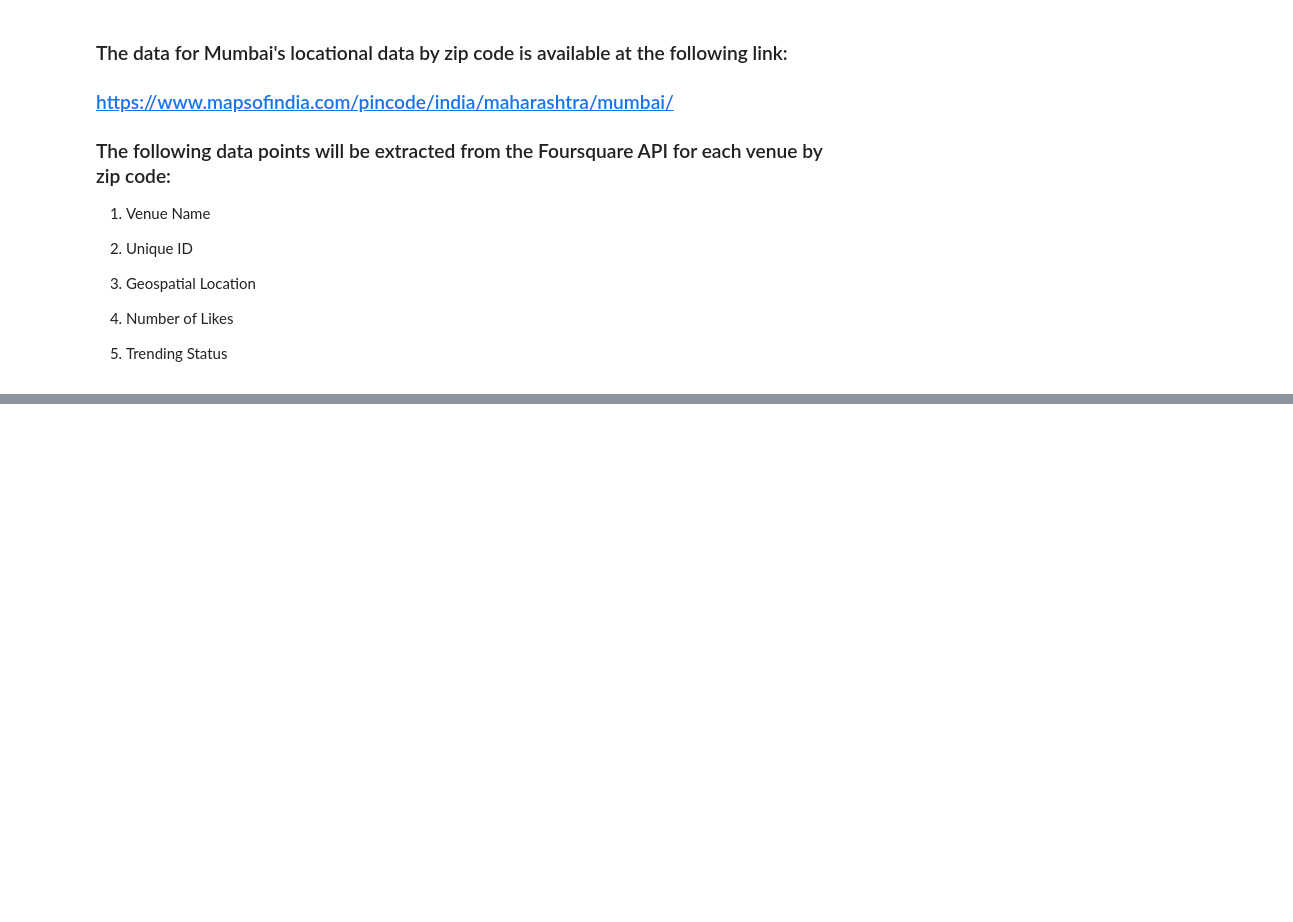
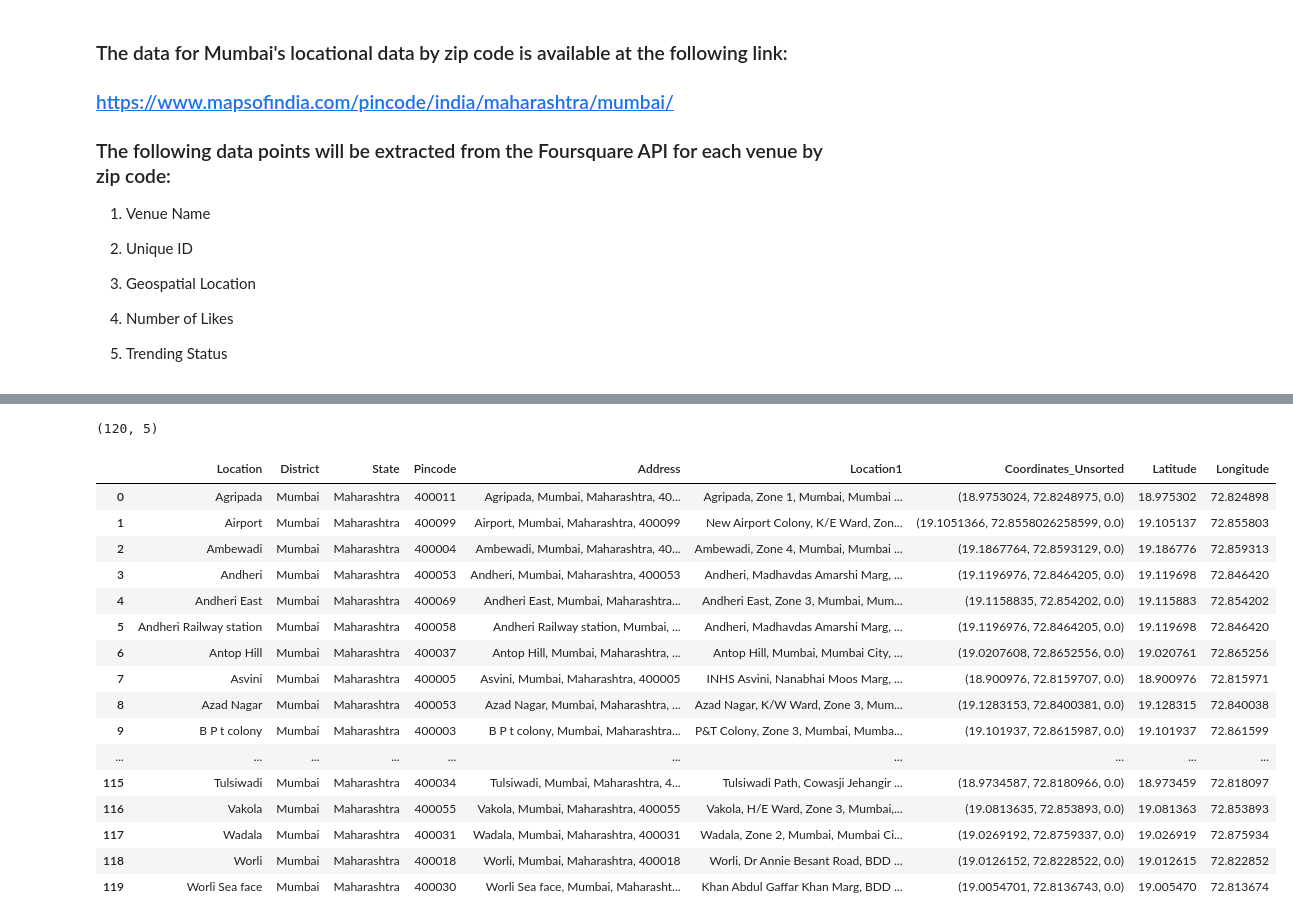
Before and after one commit to Abhirath8/CourseraIBMCapstone, a Jupyter notebook: Mumbai Bar Hopper.ipynb, the cells around one changed output, grey strips where cells are left out. Cells and saved outputs as stored; diff of their text form; code cells hidden in the pictures; blank space fills up the shorter version.

```diff
--- a/Mumbai Bar Hopper.ipynb
+++ b/Mumbai Bar Hopper.ipynb
@@ -30,0 +168,2 @@ To provide the appropriate stakeholders the necessary information, I will be uti
+# %%
+geolocator = Nominatim(user_agent='Mumbai Bar Hopper')
@@ -30,0 +223,8 @@ To provide the appropriate stakeholders the necessary information, I will be uti
+# %%
+#Cleaning the DataFrame
+df4['Location1'] = df4.Location1.astype(str)
+df4.drop_duplicates(subset ="Address", keep = False, inplace = True)
+df4 = df4[~df4['Location1'].isin(["None"])]
+df4.dropna()
+df4.reset_index(drop=True, inplace=True)
+df4
@@ -30,0 +249,31 @@ To provide the appropriate stakeholders the necessary information, I will be uti
+# %%
+df4['Coordinates_Unsorted'] = df4.Coordinates_Unsorted.astype(str)
+
+lat = []
+lon = []
+
+# For each row in a varible,
+for row in df4['Coordinates_Unsorted']:
+    try :
+
+        # Split the row by comma and append
+        # everything before the comma to lat
+        lat.append(row.split(',')[0])
+        # Split the row by comma and append
+        # everything after the comma to lon
+        lon.append(row.split(',')[1])
+    except :
+        # append a missing value to lat
+        lat.append(np.NaN)
+        # append a missing value to lon
+        lon.append(np.NaN)
+
+# Create two new columns from lat and lon
+df4['Latitude'] = lat
+df4['Latitude'] = df4['Latitude'].str[1:]
+df4['Longitude'] = lon
+
+df4['Latitude'] = df4.Latitude.astype(float)
+df4['Longitude'] = df4.Longitude.astype(float)
+
+df4
@@ -30,0 +315,26 @@ To provide the appropriate stakeholders the necessary information, I will be uti
+# %%
+df4.shape
+# %% [output]
+(120, 5)
+# %%
+#Merging DataFrames
+mumbaizip_df = pd.merge(mumbaizip_df, df4, on = 'Address', how = 'inner')
+mumbaizip_df
+# %% [output]
+|  | Location | District | State | Pincode | Address | Location1 | Coordinates_Unsorted | Latitude | Longitude |
+| 0 | Agripada | Mumbai | Maharashtra | 400011 | Agripada, Mumbai, Maharashtra, 40... | Agripada, Zone 1, Mumbai, Mumbai ... | (18.9753024, 72.8248975, 0.0) | 18.975302 | 72.824898 |
+| 1 | Airport | Mumbai | Maharashtra | 400099 | Airport, Mumbai, Maharashtra, 400099 | New Airport Colony, K/E Ward, Zon... | (19.1051366, 72.8558026258599, 0.0) | 19.105137 | 72.855803 |
+| 2 | Ambewadi | Mumbai | Maharashtra | 400004 | Ambewadi, Mumbai, Maharashtra, 40... | Ambewadi, Zone 4, Mumbai, Mumbai ... | (19.1867764, 72.8593129, 0.0) | 19.186776 | 72.859313 |
+| 3 | Andheri | Mumbai | Maharashtra | 400053 | Andheri, Mumbai, Maharashtra, 400053 | Andheri, Madhavdas Amarshi Marg, ... | (19.1196976, 72.8464205, 0.0) | 19.119698 | 72.846420 |
+| 4 | Andheri East | Mumbai | Maharashtra | 400069 | Andheri East, Mumbai, Maharashtra... | Andheri East, Zone 3, Mumbai, Mum... | (19.1158835, 72.854202, 0.0) | 19.115883 | 72.854202 |
+| 5 | Andheri Railway station | Mumbai | Maharashtra | 400058 | Andheri Railway station, Mumbai, ... | Andheri, Madhavdas Amarshi Marg, ... | (19.1196976, 72.8464205, 0.0) | 19.119698 | 72.846420 |
+| 6 | Antop Hill | Mumbai | Maharashtra | 400037 | Antop Hill, Mumbai, Maharashtra, ... | Antop Hill, Mumbai, Mumbai City, ... | (19.0207608, 72.8652556, 0.0) | 19.020761 | 72.865256 |
+| 7 | Asvini | Mumbai | Maharashtra | 400005 | Asvini, Mumbai, Maharashtra, 400005 | INHS Asvini, Nanabhai Moos Marg, ... | (18.900976, 72.8159707, 0.0) | 18.900976 | 72.815971 |
+| 8 | Azad Nagar | Mumbai | Maharashtra | 400053 | Azad Nagar, Mumbai, Maharashtra, ... | Azad Nagar, K/W Ward, Zone 3, Mum... | (19.1283153, 72.8400381, 0.0) | 19.128315 | 72.840038 |
+| 9 | B P t colony | Mumbai | Maharashtra | 400003 | B P t colony, Mumbai, Maharashtra... | P&T Colony, Zone 3, Mumbai, Mumba... | (19.101937, 72.8615987, 0.0) | 19.101937 | 72.861599 |
+| ... | ... | ... | ... | ... | ... | ... | ... | ... | ... |
+| 115 | Tulsiwadi | Mumbai | Maharashtra | 400034 | Tulsiwadi, Mumbai, Maharashtra, 4... | Tulsiwadi Path, Cowasji Jehangir ... | (18.9734587, 72.8180966, 0.0) | 18.973459 | 72.818097 |
+| 116 | Vakola | Mumbai | Maharashtra | 400055 | Vakola, Mumbai, Maharashtra, 400055 | Vakola, H/E Ward, Zone 3, Mumbai,... | (19.0813635, 72.853893, 0.0) | 19.081363 | 72.853893 |
+| 117 | Wadala | Mumbai | Maharashtra | 400031 | Wadala, Mumbai, Maharashtra, 400031 | Wadala, Zone 2, Mumbai, Mumbai Ci... | (19.0269192, 72.8759337, 0.0) | 19.026919 | 72.875934 |
+| 118 | Worli | Mumbai | Maharashtra | 400018 | Worli, Mumbai, Maharashtra, 400018 | Worli, Dr Annie Besant Road, BDD ... | (19.0126152, 72.8228522, 0.0) | 19.012615 | 72.822852 |
+| 119 | Worli Sea face | Mumbai | Maharashtra | 400030 | Worli Sea face, Mumbai, Maharasht... | Khan Abdul Gaffar Khan Marg, BDD ... | (19.0054701, 72.8136743, 0.0) | 19.005470 | 72.813674 |
```
Also changed, not shown: parts of 57 cells of this notebook.
